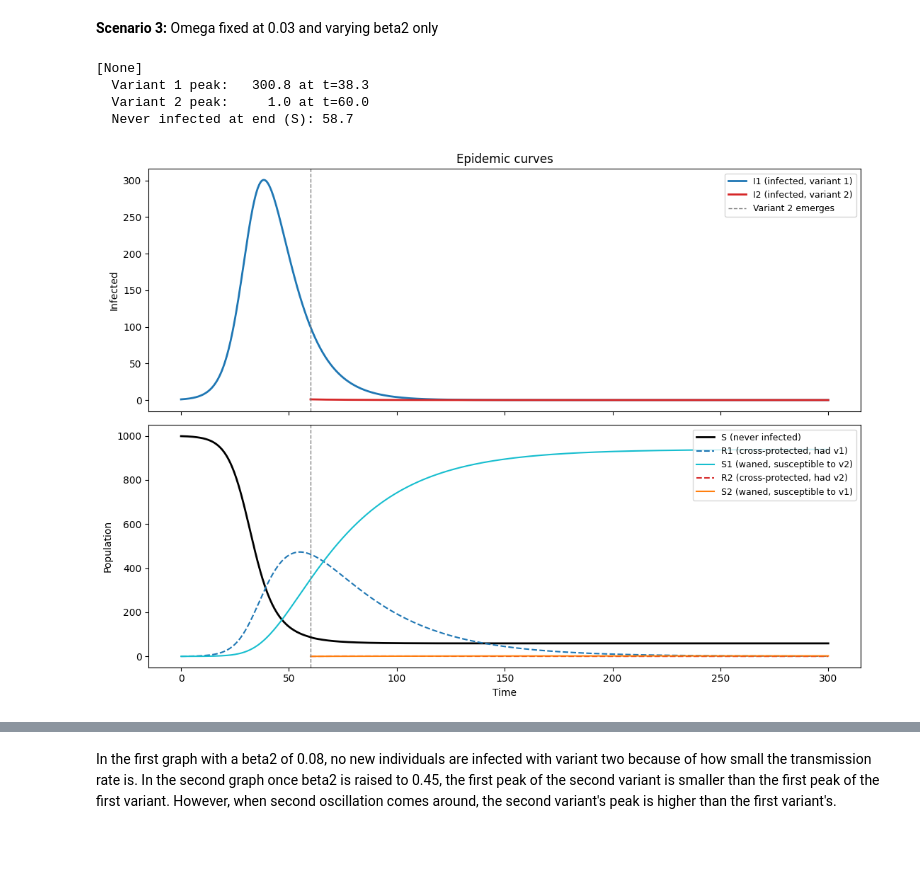
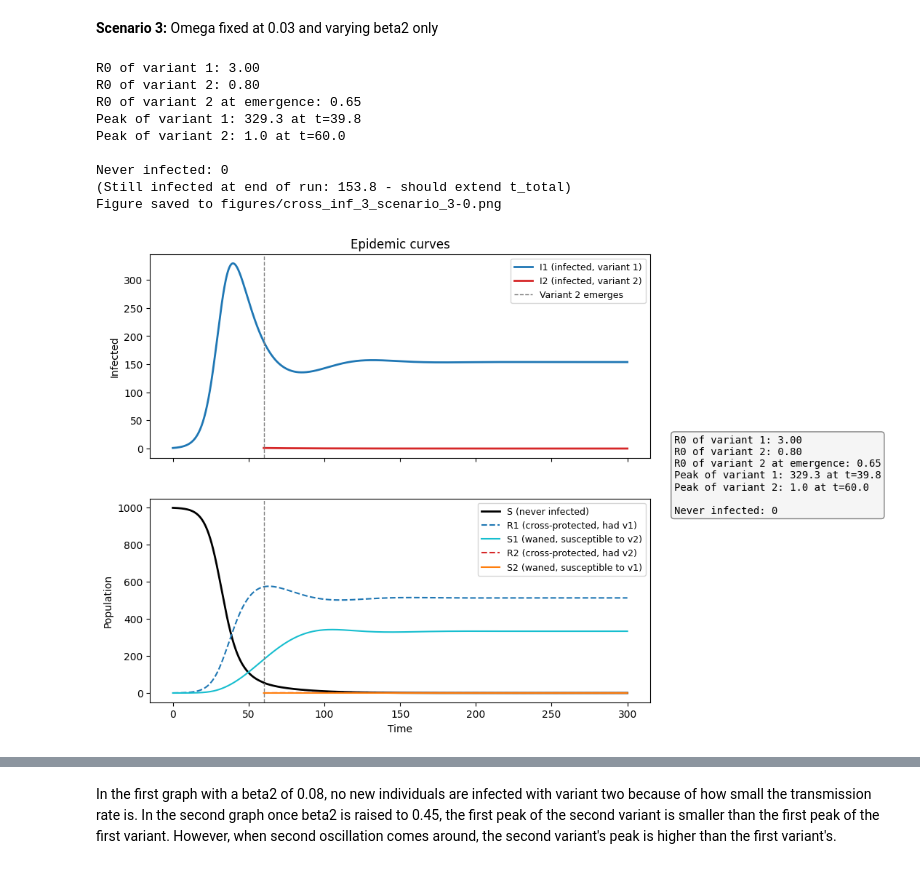
Before and after one commit to kguzman24/epidemic-drivers-through-machine-learning, a Jupyter notebook: notebooks/exploring_cross_infection_3.ipynb, the cells around one changed output, grey strips where cells are left out. Cells and saved outputs as stored; diff of their text form; code cells hidden in the pictures.

```diff
--- a/notebooks/exploring_cross_infection_3.ipynb
+++ b/notebooks/exploring_cross_infection_3.ipynb
@@ -76,15 +88,20 @@ A small value of omega = 0.03 gives slow waves in the infections of both variant
 # %%
 params=[0.30, 0.08, 0.10, 0.10, 0.03] #beta1, beta2, gamma1, gamma2, omega
 y0 = [999, 1, 0, 0, 0, 0, 0]
 t, y = ci.simulate_cross_infection(params, y0, t_emerge=60)
 
-ci.plot_cross_infection(t, y)
+ci.plot_cross_infection(t, y, params, filename="cross_inf_3_scenario_3-0.png")
 # %% [output]
-[None]
-  Variant 1 peak:   300.8 at t=38.3
-  Variant 2 peak:     1.0 at t=60.0
-  Never infected at end (S): 58.7
+R0 of variant 1: 3.00
+R0 of variant 2: 0.80
+R0 of variant 2 at emergence: 0.65
+Peak of variant 1: 329.3 at t=39.8
+Peak of variant 2: 1.0 at t=60.0
+
+Never infected: 0
+(Still infected at end of run: 153.8 - should extend t_total)
+Figure saved to figures/cross_inf_3_scenario_3-0.png
-[figure, old version]
+[figure, new version]
 # %%
 params=[0.30, 0.45, 0.10, 0.10, 0.03] #beta1, beta2, gamma1, gamma2, omega
 y0 = [999, 1, 0, 0, 0, 0, 0]
```
Also changed, not shown: parts of 8 cells of this notebook, 16 other files.
